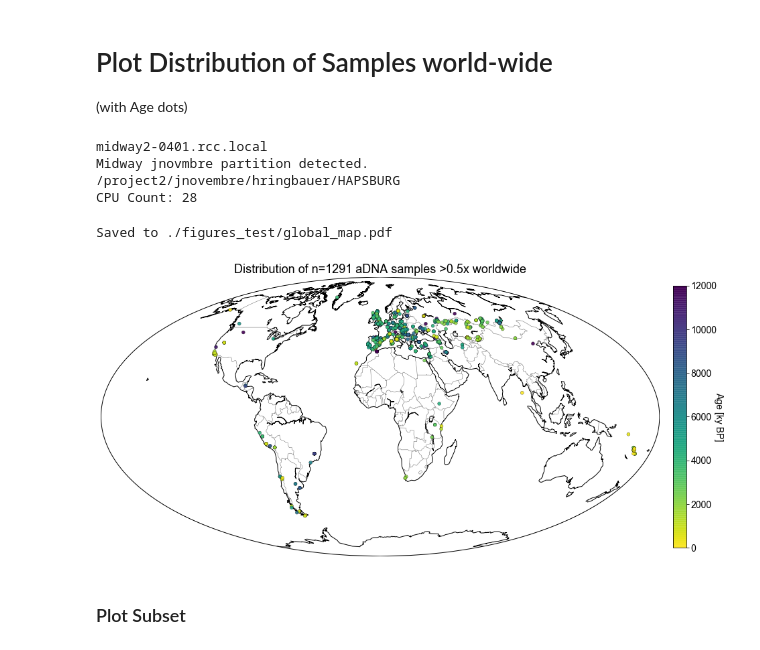
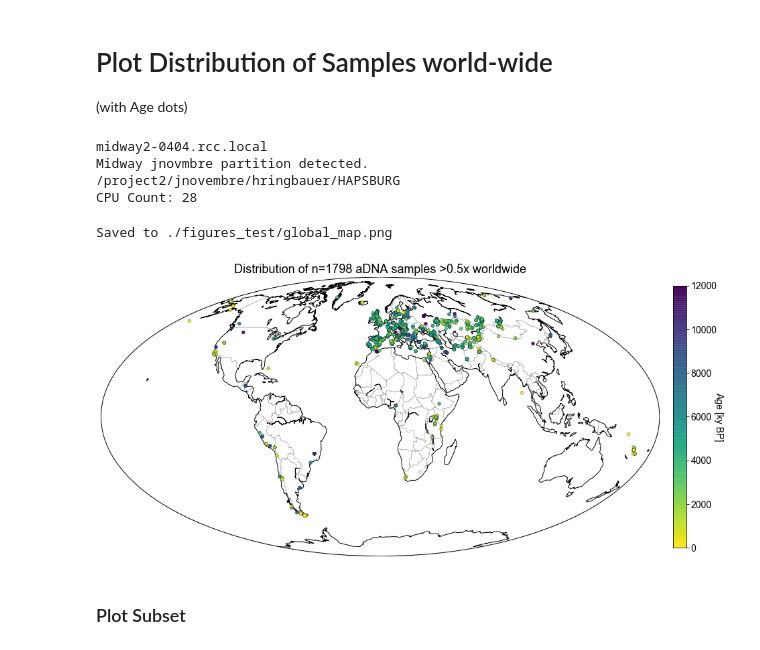
Before and after one commit to hringbauer/hapROH, a Jupyter notebook: Notebooks/Figures/VariousPaper/plot_map.ipynb, the cells around one changed output. Cells and saved outputs as stored; diff of their text form; code cells hidden in the pictures.

```diff
--- a/Notebooks/Figures/VariousPaper/plot_map.ipynb
+++ b/Notebooks/Figures/VariousPaper/plot_map.ipynb
@@ -36,16 +36,16 @@ os.chdir(path)  # Set the right Path (in line with Atom default)
 print(os.getcwd()) # Show the current working directory. Should be HAPSBURG/Notebooks/ParallelRuns
 print(f"CPU Count: {mp.cpu_count()}")
 
-sys.path.append("./PackagesSupport/")
-from pp_individual_roh_csvs import extract_sub_df_geo_kw
+sys.path.append("./package/") # Append HAPSBURG
+from hapsburg.PackagesSupport.pp_individual_roh_csvs import extract_sub_df_geo_kw
 # %% [output]
-midway2-0401.rcc.local
+midway2-0404.rcc.local
 Midway jnovmbre partition detected.
 /project2/jnovembre/hringbauer/HAPSBURG
 CPU Count: 28
 # %%
 def plot_global_map(df, figsize=(18,12), fs=18, c_map="viridis_r", p_range= (0, 12000),
-                    alpha=0.8, s=25, lw=0.3, ec="k", pad=0.1, shrink=0.5, fs_l=12,
+                    alpha=0.8, s=25, lw=0.3, ec="k", pad=0.1, shrink=0.5, fs_l=12, dpi=200,
                     savepath = "./figures_test/reich_eigenstrat_map.pdf"):
     """Plot global Distribution of Samples.
     df: Dataframe with age column"""
@@ -68,7 +68,6 @@ def plot_global_map(df, figsize=(18,12), fs=18, c_map="viridis_r", p_range= (0,
     #m.drawparallels(np.arange(-90,90,30),labels=[1,1,0,1], fontsize=8)
     #m.drawmeridians(np.arange(-180,180,30),labels=[1,1,0,1], rotation=45, fontsize=8)
 
-    #m.etopo(scale=0.5, alpha=0.4)  # if topological map
     m.drawcoastlines(color='gray', zorder=0)
     m.drawcountries(color="dimgray")
     #m.drawstates()
@@ -82,17 +81,17 @@ def plot_global_map(df, figsize=(18,12), fs=18, c_map="viridis_r", p_range= (0,
     cb.ax.set_ylabel("Age [ky BP]", rotation=270, fontsize=fs_l, labelpad=10)
     cb.ax.tick_params(labelsize=fs_l)
     if len(savepath)>0:
-        fig.savefig(savepath, dpi=200, bbox_inches = 'tight', pad_inches = 0)
+        fig.savefig(savepath, dpi=dpi, bbox_inches = 'tight', pad_inches = 0)
         print(f"Saved to {savepath}")
     plt.show()
 # %%
-df = pd.read_csv("./Empirical/roh_all_inds.csv", sep='\t')
+df = pd.read_csv("./Empirical/roh_all_inds_final_v42.csv", sep='\t')
 df_plot = df[df["age"]>0]
-plot_global_map(df_plot, alpha=0.9, figsize=(18,12), pad=0.02, shrink=0.6,
-                fs_l=14, savepath="./figures_test/global_map.pdf")
+plot_global_map(df_plot, alpha=0.9, figsize=(18,12), pad=0.02, shrink=0.6, dpi=400,
+                fs_l=14, savepath="./figures_test/global_map.png")
 # %% [output]
-Saved to ./figures_test/global_map.pdf
+Saved to ./figures_test/global_map.png
-[figure, old version]
+[figure, new version]
 # %% [markdown]
 ### Plot Subset
 # %%
```
Also changed, not shown: parts of 3 cells of this notebook, 8 other files.
